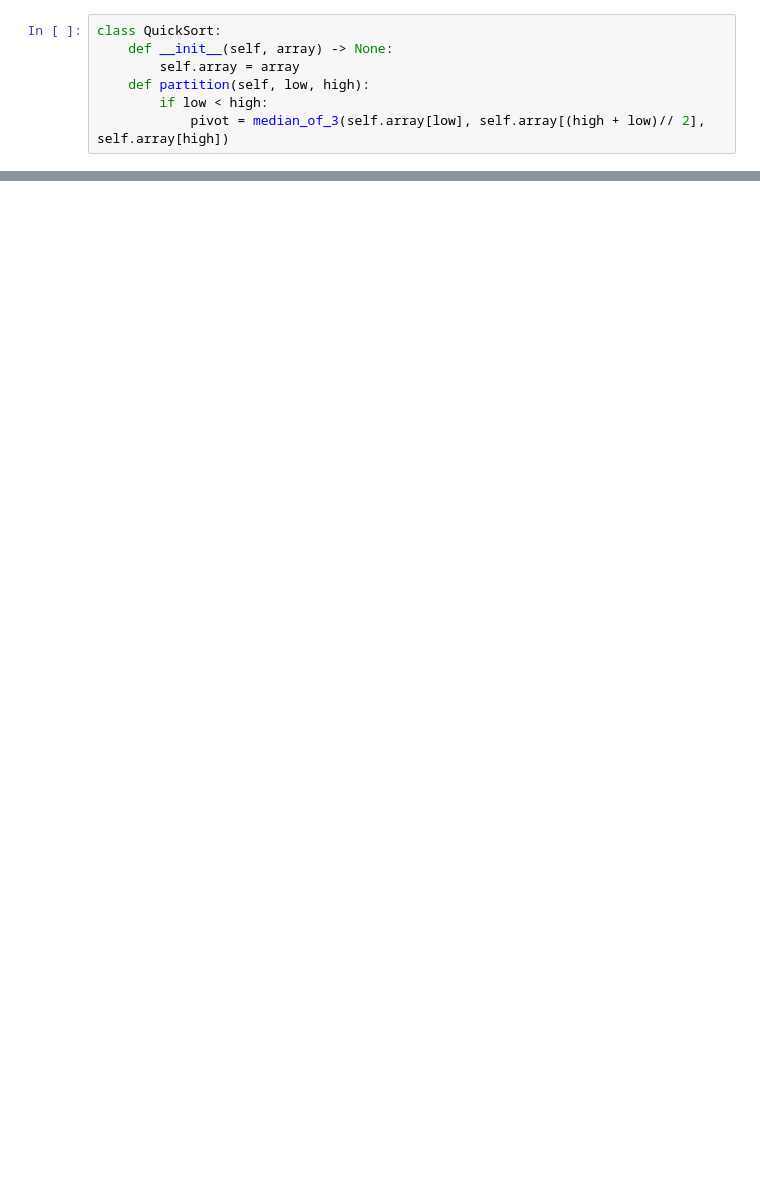
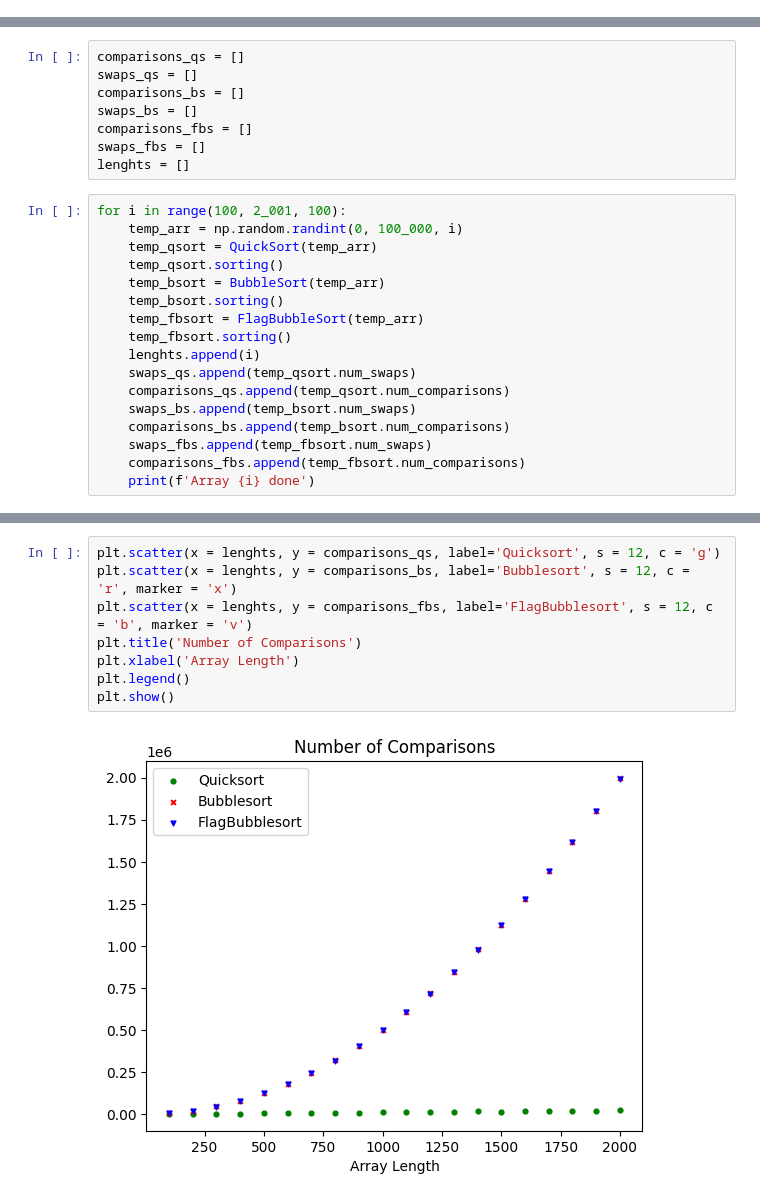
Before and after one commit to PabloNatB/Comparativa-Quicksort, a Jupyter notebook: sorting_algorithms.ipynb, the cells around one changed output, grey strips where cells are left out. Cells and saved outputs as stored; diff of their text form; blank space fills up the shorter version.

```diff
--- a/sorting_algorithms.ipynb
+++ b/sorting_algorithms.ipynb
@@ -137,7 +60,0 @@ def median_of_3(x1, x2, x3):
-# %%
-class QuickSort:
-    def __init__(self, array) -> None:
-        self.array = array
-    def partition(self, low, high):
-        if low < high:
-            pivot = median_of_3(self.array[low], self.array[(high + low)// 2], self.array[high])
@@ -143,0 +103,25 @@ class QuickSort:
+# %%
+comparisons_qs = []
+swaps_qs = []
+comparisons_bs = []
+swaps_bs = []
+comparisons_fbs = []
+swaps_fbs = []
+lenghts = []
+# %%
+for i in range(100, 2_001, 100):
+    temp_arr = np.random.randint(0, 100_000, i)
+    temp_qsort = QuickSort(temp_arr)
+    temp_qsort.sorting()
+    temp_bsort = BubbleSort(temp_arr)
+    temp_bsort.sorting()
+    temp_fbsort = FlagBubbleSort(temp_arr)
+    temp_fbsort.sorting()
+    lenghts.append(i)
+    swaps_qs.append(temp_qsort.num_swaps)
+    comparisons_qs.append(temp_qsort.num_comparisons)
+    swaps_bs.append(temp_bsort.num_swaps)
+    comparisons_bs.append(temp_bsort.num_comparisons)
+    swaps_fbs.append(temp_fbsort.num_swaps)
+    comparisons_fbs.append(temp_fbsort.num_comparisons)
+    print(f'Array {i} done')
@@ -143,0 +149,10 @@ class QuickSort:
+# %%
+plt.scatter(x = lenghts, y = comparisons_qs, label='Quicksort', s = 12, c = 'g')
+plt.scatter(x = lenghts, y = comparisons_bs, label='Bubblesort', s = 12, c = 'r', marker = 'x')
+plt.scatter(x = lenghts, y = comparisons_fbs, label='FlagBubblesort', s = 12, c = 'b', marker = 'v')
+plt.title('Number of Comparisons')
+plt.xlabel('Array Length')
+plt.legend()
+plt.show()
+# %% [output]
+[figure, added]
```
Also changed, not shown: parts of 15 cells of this notebook, 5 other files.
